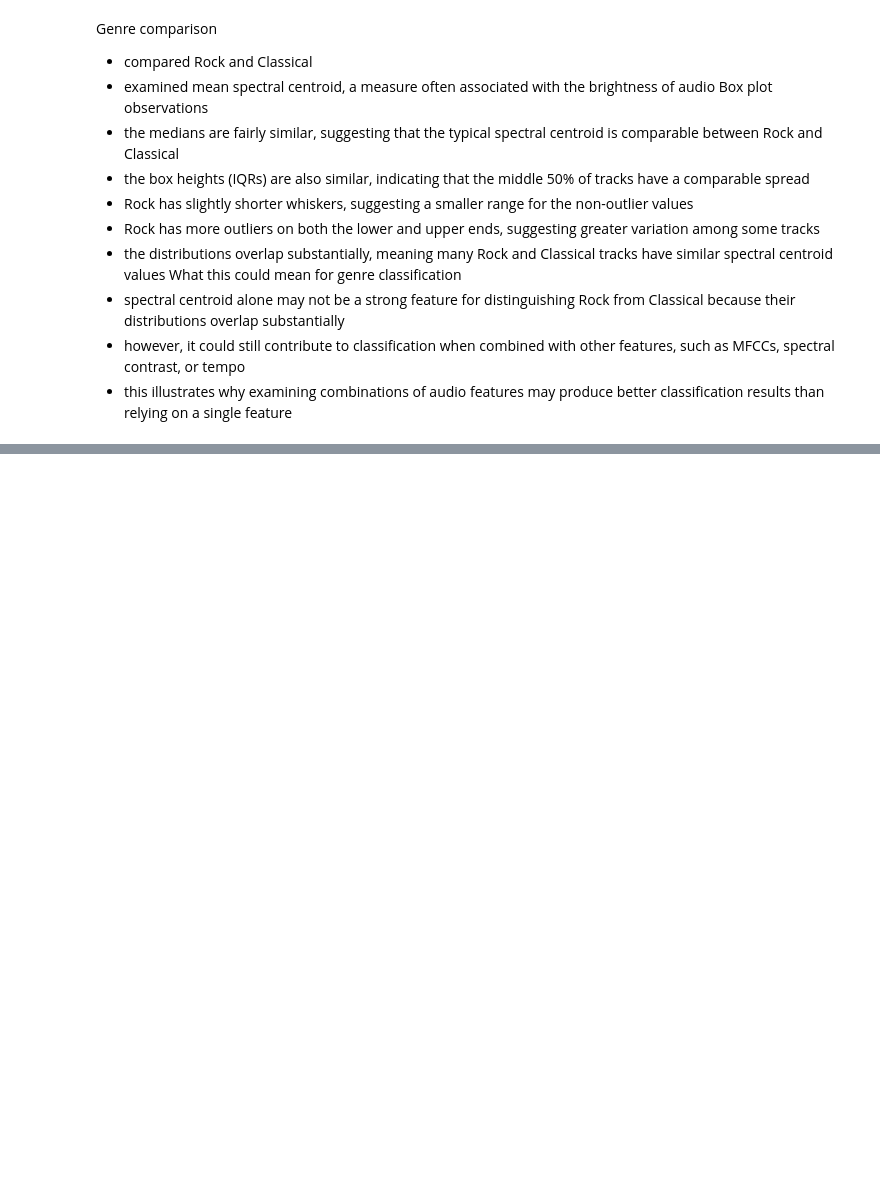
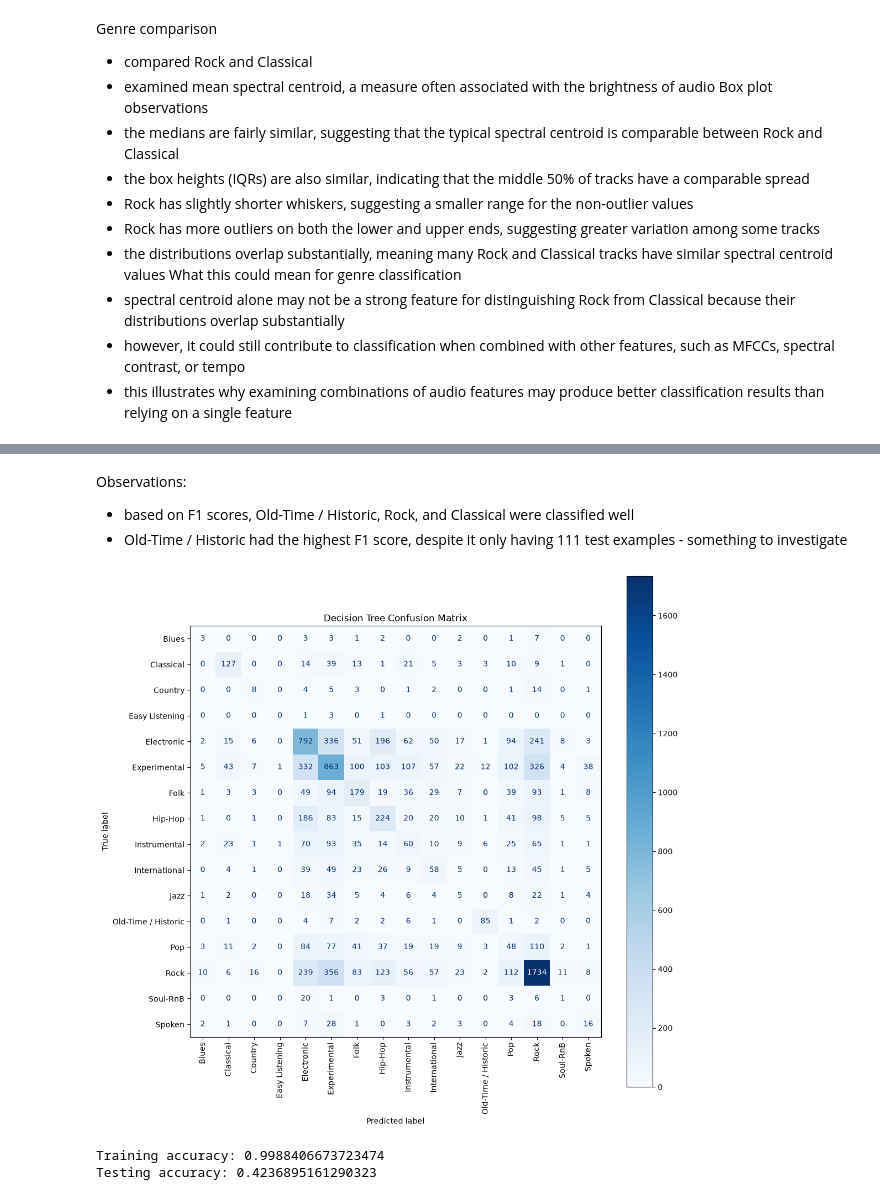
Before and after one commit to naomizhang3/music-genre-classification, a Jupyter notebook: notebooks/01_data_exploration.ipynb, the cells around one changed output, grey strips where cells are left out. Drawn from its saved outputs; the diff is of its cells as text; code cells hidden in the pictures; blank space fills up the shorter version.

Commit message:
add decision tree training

```diff
--- a/notebooks/01_data_exploration.ipynb
+++ b/notebooks/01_data_exploration.ipynb
@@ -270,0 +347,21 @@ What this could mean for genre classification
+# %%
+X = model_data.drop(columns=[genre_col])
+y = model_data[genre_col]
+
+#flatten for simpler naming
+X.columns = ['_'.join(col) for col in X.columns]
+
+#80/20 train test split for now
+X_train, X_test, y_train, y_test = train_test_split(
+    X,
+    y,
+    test_size=0.2,
+    random_state=7,
+    stratify=y
+)
+
+print("Training set:", X_train.shape)
+print("Testing set:", X_test.shape)
+
+print("\nTraining genre distribution:")
+print(y_train.value_counts())
@@ -270,0 +388,10 @@ What this could mean for genre classification
+# %%
+model = DecisionTreeClassifier(random_state=7)
+
+model.fit(X_train, y_train)
+
+y_pred = model.predict(X_test)
+
+accuracy = accuracy_score(y_test, y_pred)
+
+print("Decision Tree accuracy: ", accuracy)
@@ -270,0 +422,27 @@ What this could mean for genre classification
+# %% [markdown]
+Observations:
+- based on F1 scores, Old-Time / Historic, Rock, and Classical were classified well
+- Old-Time / Historic had the highest F1 score, despite it only having 111 test examples - something to investigate
+# %%
+conf_mtx = confusion_matrix(y_test, y_pred, labels=model.classes_)
+
+disp = ConfusionMatrixDisplay(
+    confusion_matrix=conf_mtx,
+    display_labels=model.classes_
+)
+
+fig, ax = plt.subplots(figsize=(12, 12))
+disp.plot(ax=ax, xticks_rotation=90, cmap="Blues")
+plt.title("Decision Tree Confusion Matrix")
+plt.show()
+# %% [output]
+[figure, added]
+# %%
+#check for over-fitting bc based on confusion matrix, experimental and rock get confused a lot
+train_pred = model.predict(X_train)
+
+print("Training accuracy:", accuracy_score(y_train, train_pred))
+print("Testing accuracy:", accuracy_score(y_test, y_pred))
+# %% [output]
+Training accuracy: 0.9988406673723474
+Testing accuracy: 0.4236895161290323
```
Also changed, not shown: parts of 10 cells of this notebook, 1 other file.
